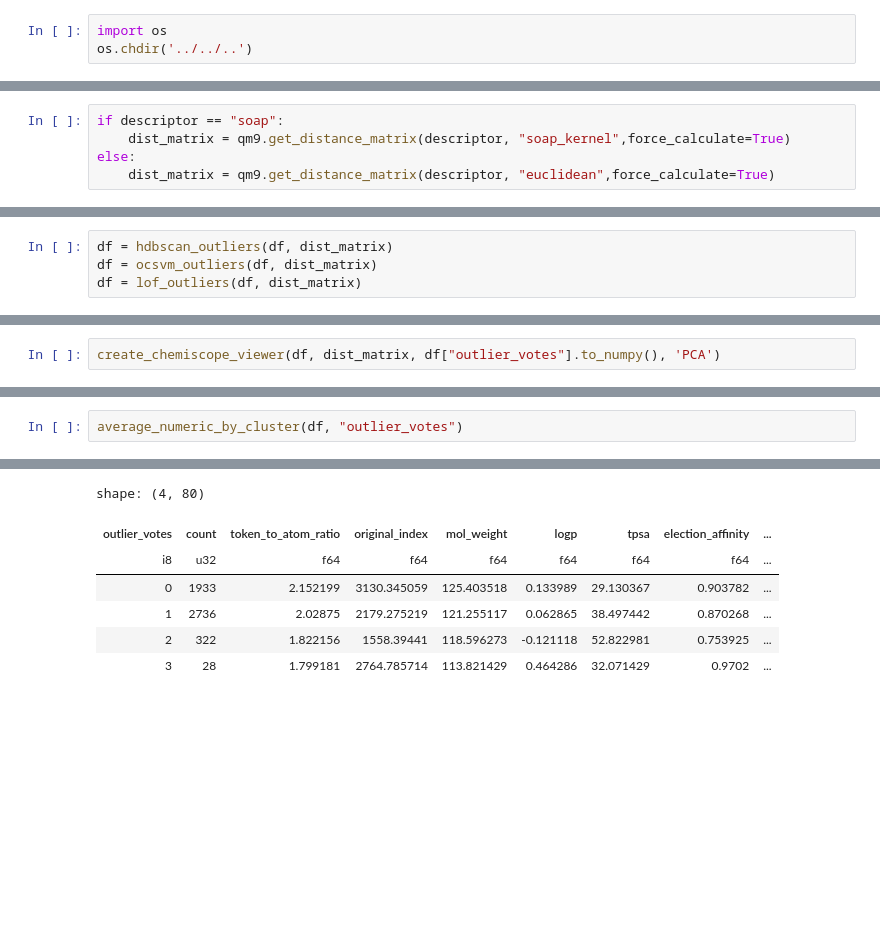
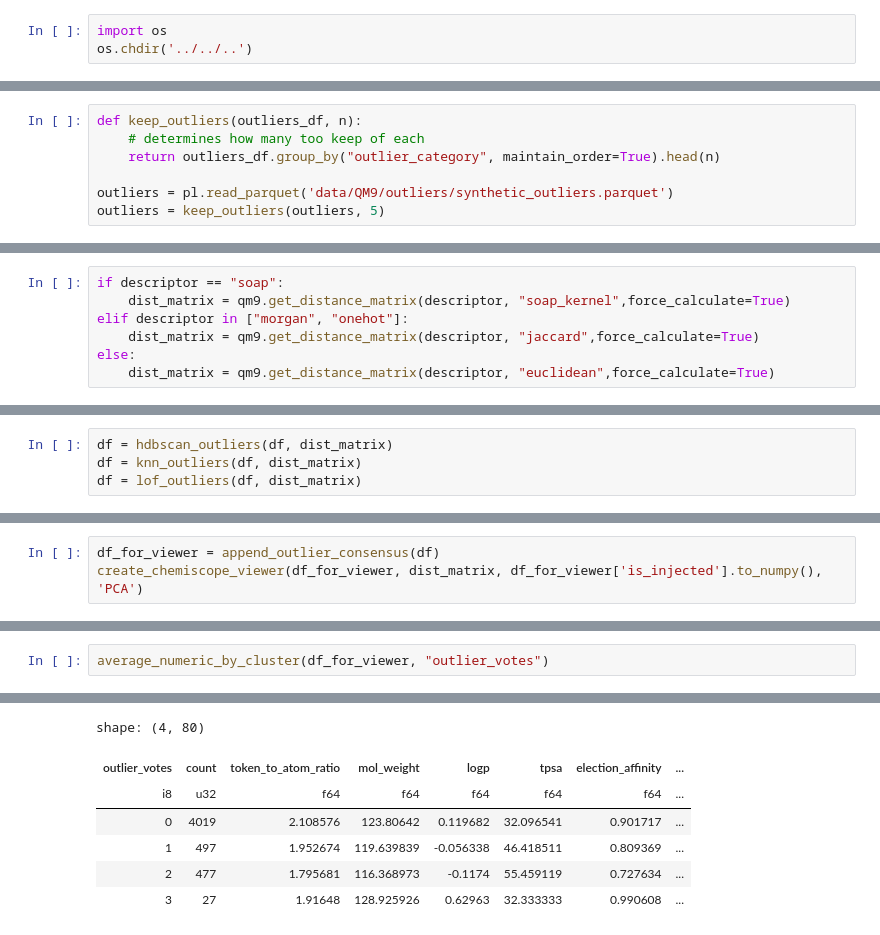
Before and after one commit to karlfindhansen/Non-Euclidean-Distances-in-Molecular-Representation, a Jupyter notebook: notebooks/QM9/outlier/outlier_detection.ipynb, the cells around one changed output, grey strips where cells are left out. Cells and saved outputs as stored; diff of their text form; blank space fills up the shorter version.

Commit message:
feat: outlier detection in qm9

```diff
--- a/notebooks/QM9/outlier/outlier_detection.ipynb
+++ b/notebooks/QM9/outlier/outlier_detection.ipynb
@@ -15 +13,8 @@ outliers = pl.read_parquet('data/QM9/outliers/synthetic_outliers.parquet')
+# %%
+def keep_outliers(outliers_df, n):
+    # determines how many too keep of each
+    return outliers_df.group_by("outlier_category", maintain_order=True).head(n)
+
+outliers = pl.read_parquet('data/QM9/outliers/synthetic_outliers.parquet')
+outliers = keep_outliers(outliers, 5)
 # %%
@@ -55,6 +61,8 @@ shape: (19, 69)
 # %%
 if descriptor == "soap":
     dist_matrix = qm9.get_distance_matrix(descriptor, "soap_kernel",force_calculate=True)
+elif descriptor in ["morgan", "onehot"]:
+    dist_matrix = qm9.get_distance_matrix(descriptor, "jaccard",force_calculate=True)
 else:
     dist_matrix = qm9.get_distance_matrix(descriptor, "euclidean",force_calculate=True)
 # %% [output]
@@ -63,5 +71,5 @@ else:
 # %%
 df = hdbscan_outliers(df, dist_matrix)
-df = ocsvm_outliers(df, dist_matrix)
+df = knn_outliers(df, dist_matrix)
 df = lof_outliers(df, dist_matrix)
 # %% [output]
@@ -109,5 +152,6 @@ shape: (4, 2)
 # %%
-create_chemiscope_viewer(df, dist_matrix, df["outlier_votes"].to_numpy(), 'PCA')
+df_for_viewer = append_outlier_consensus(df)
+create_chemiscope_viewer(df_for_viewer, dist_matrix, df_for_viewer['is_injected'].to_numpy(), 'PCA')
 # %% [output]
 Running PCA dimensionality reduction...
 Converting structures/molecules to ASE Atoms for Chemiscope...
@@ -117,6 +161,6 @@ Saved Chemiscope input to: qm9_PCA_clustering.json
 If the viewer does not open automatically, run `chemiscope show qm9_PCA_clustering.json`.
 [interactive output not drawn]
 # %%
-average_numeric_by_cluster(df, "outlier_votes")
+average_numeric_by_cluster(df_for_viewer, "outlier_votes")
 # %% [output]
 shape: (4, 80)
@@ -138,7 +183,7 @@ shape: (4, 80)
 shape: (4, 80)
-| outlier_votes | count | token_to_atom_ratio | original_index | mol_weight | logp | tpsa | election_affinity | ... |
-| i8 | u32 | f64 | f64 | f64 | f64 | f64 | f64 | ... |
-| 0 | 1933 | 2.152199 | 3130.345059 | 125.403518 | 0.133989 | 29.130367 | 0.903782 | ... |
-| 1 | 2736 | 2.02875 | 2179.275219 | 121.255117 | 0.062865 | 38.497442 | 0.870268 | ... |
-| 2 | 322 | 1.822156 | 1558.39441 | 118.596273 | -0.121118 | 52.822981 | 0.753925 | ... |
-| 3 | 28 | 1.799181 | 2764.785714 | 113.821429 | 0.464286 | 32.071429 | 0.9702 | ... |
+| outlier_votes | count | token_to_atom_ratio | mol_weight | logp | tpsa | election_affinity | ... |
+| i8 | u32 | f64 | f64 | f64 | f64 | f64 | ... |
+| 0 | 4019 | 2.108576 | 123.80642 | 0.119682 | 32.096541 | 0.901717 | ... |
+| 1 | 497 | 1.952674 | 119.639839 | -0.056338 | 46.418511 | 0.809369 | ... |
+| 2 | 477 | 1.795681 | 116.368973 | -0.1174 | 55.459119 | 0.727634 | ... |
+| 3 | 27 | 1.91648 | 128.925926 | 0.62963 | 32.333333 | 0.990608 | ... |
```
Also changed, not shown: parts of 12 cells of this notebook, 6 other files.
